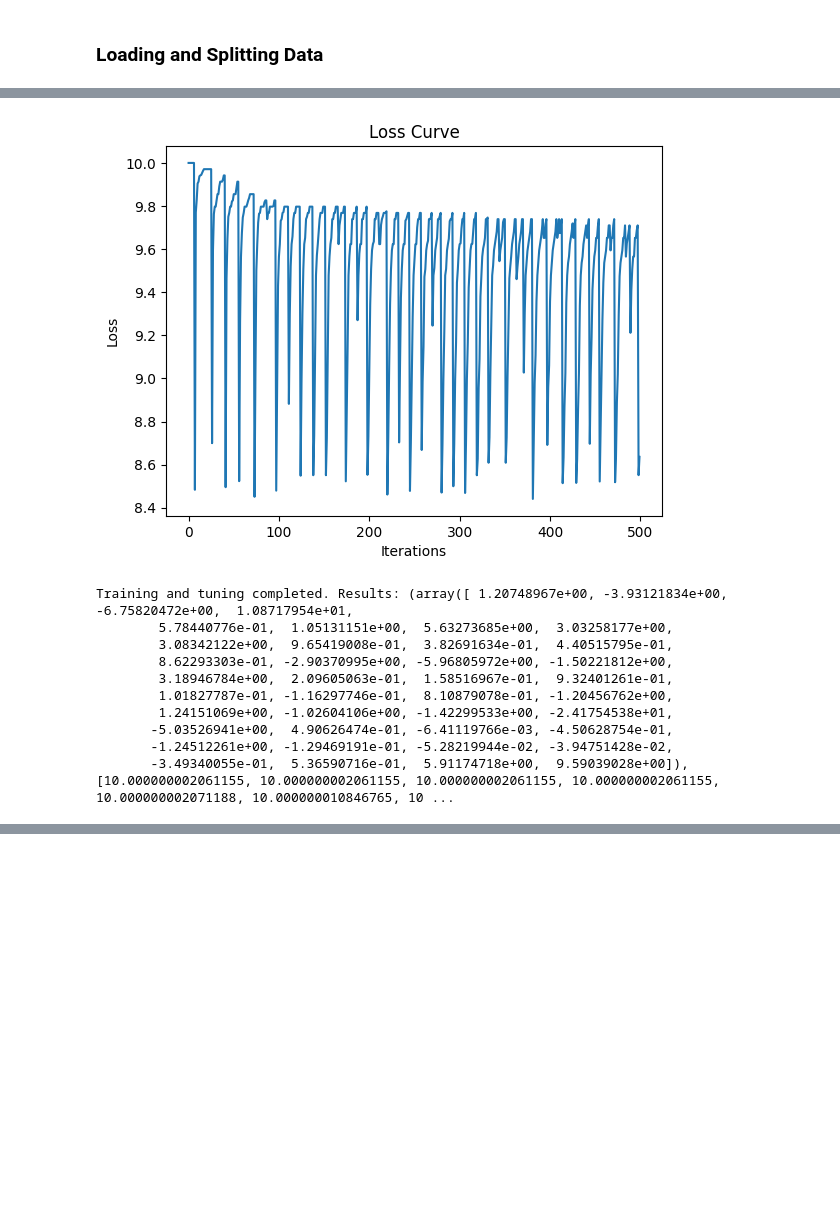
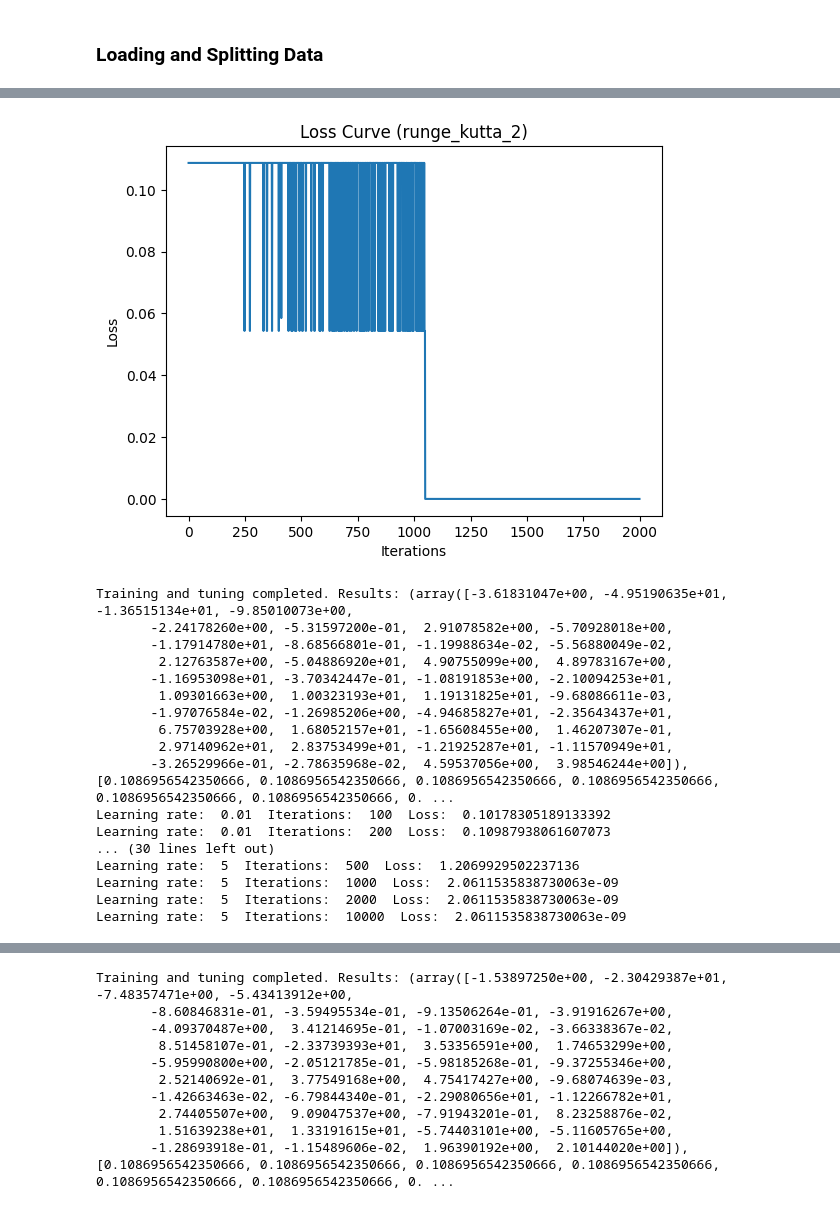
Before and after one commit to zeyadmohaymen/injury-dynamics-model, a Jupyter notebook: src/simulations.ipynb, the cells around one changed output, grey strips where cells are left out. Saved outputs shown, nothing was run; the diff lists cells and outputs as text; code cells hidden in the pictures; blank space fills up the shorter version.

```diff
--- a/src/simulations.ipynb
+++ b/src/simulations.ipynb
@@ -419,7 +419,7 @@ def load_data():
 from sklearn.model_selection import train_test_split
 
 X, y = load_data() # load data
-X_train,X_test, y_train, y_test = train_test_split(X, y, test_size=0.4, random_state=0, stratify=y) # split data
+X_train,X_test, y_train, y_test = train_test_split(X, y, test_size=0.2, random_state=0, stratify=y) # split data
 print("Data loaded successfully.")
 print("X_train shape: ", X_train.shape)
 print("y_train shape: ", y_train.shape)
@@ -434,6 +441,4 @@ ModuleNotFoundError: No module named 'pandas'
 # %%
-
-
 def train_model(X_train, y_train, theta_initial, learning_rate, iterations, method='euler', early_stopping_rounds=100):
     # Assume early_stopping_rounds is the number of rounds without improvement to stop
     min_loss = np.inf
@@ -505,7 +510,7 @@ def train_and_tune_model(X_train, y_train, theta_initial, learning_rates, iterat
     plt.plot(history)
     plt.xlabel('Iterations')
     plt.ylabel('Loss')
-    plt.title('Loss Curve')
+    plt.title('Loss Curve' + ' (' + method+ ')')
     plt.show()
 
     return theta, history
@@ -513,9 +518,17 @@ def train_and_tune_model(X_train, y_train, theta_initial, learning_rates, iterat
 
 # Initial parameters
 theta_initial = np.zeros(X_train.shape[1])
-
+best_params = {}
 # Train and tune model
 results = train_and_tune_model(X_train, y_train, theta_initial, [
                                0.01, 0.05, 0.1, 0.5, 1,5], [100, 200, 500, 1000, 2000,10000], 'runge_kutta_2', tune_hyperparams=True)
 print("Training and tuning completed. Results:", results)
+
+best_theta_finale_rk2 = results[0]
+
+results = train_and_tune_model(X_train, y_train, theta_initial, [
+                                 0.01, 0.05, 0.1, 0.5, 1,5], [100, 200, 500, 1000, 2000,10000], 'euler', tune_hyperparams=True)
+print("Training and tuning completed. Results:", results)
+
+best_theta_finale_euler = results[0]
 # %% [output]
@@ -539,11 +552,18 @@ Learning rate:  5  Iterations:  10000  Loss:  9.072463753895956
-[figure, old version]
+[figure, new version]
-Training and tuning completed. Results: (array([ 1.20748967e+00, -3.93121834e+00, -6.75820472e+00,  1.08717954e+01,
-        5.78440776e-01,  1.05131151e+00,  5.63273685e+00,  3.03258177e+00,
-        3.08342122e+00,  9.65419008e-01,  3.82691634e-01,  4.40515795e-01,
-        8.62293303e-01, -2.90370995e+00, -5.96805972e+00, -1.50221812e+00,
-        3.18946784e+00,  2.09605063e-01,  1.58516967e-01,  9.32401261e-01,
-        1.01827787e-01, -1.16297746e-01,  8.10879078e-01, -1.20456762e+00,
-        1.24151069e+00, -1.02604106e+00, -1.42299533e+00, -2.41754538e+01,
-       -5.03526941e+00,  4.90626474e-01, -6.41119766e-03, -4.50628754e-01,
-       -1.24512261e+00, -1.29469191e-01, -5.28219944e-02, -3.94751428e-02,
-       -3.49340055e-01,  5.36590716e-01,  5.91174718e+00,  9.59039028e+00]), [10.000000002061155, 10.000000002061155, 10.000000002061155, 10.000000002061155, 10.000000002071188, 10.000000010846765, 10 ...
+Training and tuning completed. Results: (array([-3.61831047e+00, -4.95190635e+01, -1.36515134e+01, -9.85010073e+00,
+       -2.24178260e+00, -5.31597200e-01,  2.91078582e+00, -5.70928018e+00,
+       -1.17914780e+01, -8.68566801e-01, -1.19988634e-02, -5.56880049e-02,
+        2.12763587e+00, -5.04886920e+01,  4.90755099e+00,  4.89783167e+00,
+       -1.16953098e+01, -3.70342447e-01, -1.08191853e+00, -2.10094253e+01,
+        1.09301663e+00,  1.00323193e+01,  1.19131825e+01, -9.68086611e-03,
+       -1.97076584e-02, -1.26985206e+00, -4.94685827e+01, -2.35643437e+01,
+        6.75703928e+00,  1.68052157e+01, -1.65608455e+00,  1.46207307e-01,
+        2.97140962e+01,  2.83753499e+01, -1.21925287e+01, -1.11570949e+01,
+       -3.26529966e-01, -2.78635968e-02,  4.59537056e+00,  3.98546244e+00]), [0.1086956542350666, 0.1086956542350666, 0.1086956542350666, 0.1086956542350666, 0.1086956542350666, 0.1086956542350666, 0. ...
+Learning rate:  0.01  Iterations:  100  Loss:  0.10178305189133392
+Learning rate:  0.01  Iterations:  200  Loss:  0.10987938061607073
+... (30 lines left out)
+Learning rate:  5  Iterations:  500  Loss:  1.2069929502237136
+Learning rate:  5  Iterations:  1000  Loss:  2.0611535838730063e-09
+Learning rate:  5  Iterations:  2000  Loss:  2.0611535838730063e-09
+Learning rate:  5  Iterations:  10000  Loss:  2.0611535838730063e-09
@@ -550,3 +571,13 @@ Training and tuning completed. Results: (array([ 1.20748967e+00, -3.93121834e+00
+Training and tuning completed. Results: (array([-1.53897250e+00, -2.30429387e+01, -7.48357471e+00, -5.43413912e+00,
+       -8.60846831e-01, -3.59495534e-01, -9.13506264e-01, -3.91916267e+00,
+       -4.09370487e+00,  3.41214695e-01, -1.07003169e-02, -3.66338367e-02,
+        8.51458107e-01, -2.33739393e+01,  3.53356591e+00,  1.74653299e+00,
+       -5.95990800e+00, -2.05121785e-01, -5.98185268e-01, -9.37255346e+00,
+        2.52140692e-01,  3.77549168e+00,  4.75417427e+00, -9.68074639e-03,
+       -1.42663463e-02, -6.79844340e-01, -2.29080656e+01, -1.12266782e+01,
+        2.74405507e+00,  9.09047537e+00, -7.91943201e-01,  8.23258876e-02,
+        1.51639238e+01,  1.33191615e+01, -5.74403101e+00, -5.11605765e+00,
+       -1.28693918e-01, -1.15489606e-02,  1.96390192e+00,  2.10144020e+00]), [0.1086956542350666, 0.1086956542350666, 0.1086956542350666, 0.1086956542350666, 0.1086956542350666, 0.1086956542350666, 0. ...
 # %%
 from sklearn.model_selection import StratifiedKFold
 from sklearn.metrics import f1_score, precision_score, accuracy_score
```
Also changed, not shown: parts of 8 cells of this notebook, 7 other files.
